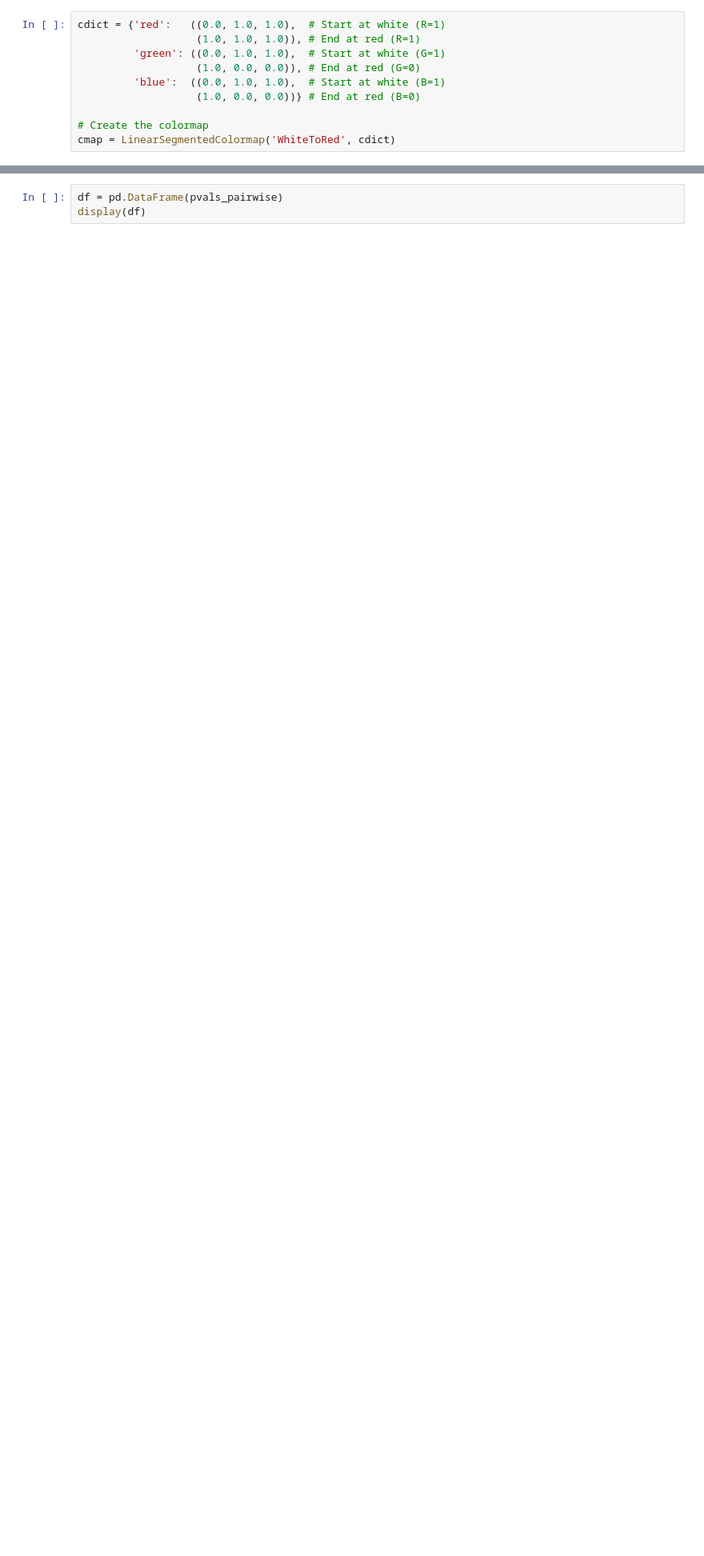
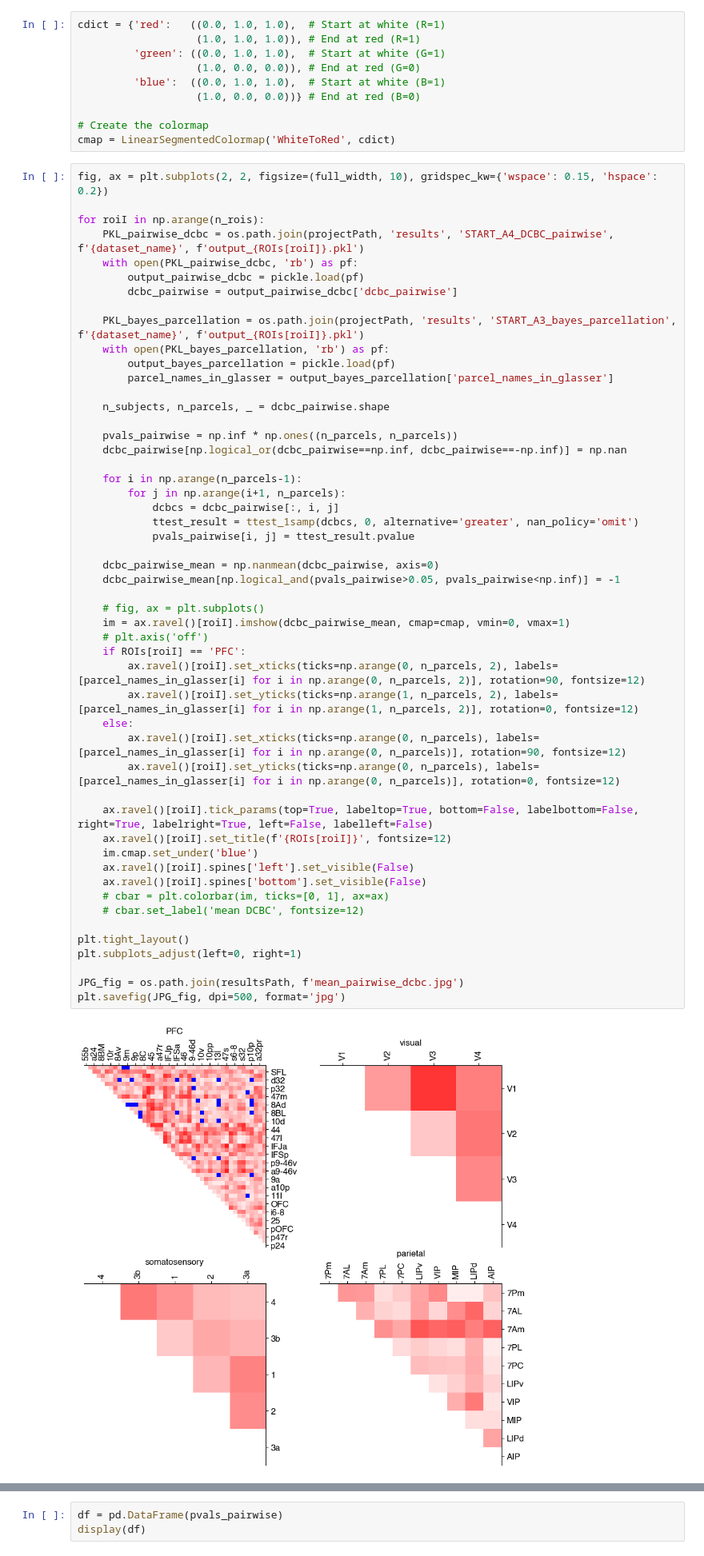
Before and after one commit to jkderrick028/PFC_parcellation, a Jupyter notebook: code/5_pairwise_dcbc.ipynb, the cells around one changed output, grey strips where cells are left out. Shown at 80% size. Saved outputs shown, nothing was run; the diff lists cells and outputs as text; blank space fills up the shorter version.

Commit message:
update pairwise dcbc figures

```diff
--- a/code/5_pairwise_dcbc.ipynb
+++ b/code/5_pairwise_dcbc.ipynb
@@ -33,4 +35,57 @@ cdict = {'red':   ((0.0, 1.0, 1.0),  # Start at white (R=1)
 
 # Create the colormap
 cmap = LinearSegmentedColormap('WhiteToRed', cdict)
+# %%
+fig, ax = plt.subplots(2, 2, figsize=(full_width, 10), gridspec_kw={'wspace': 0.15, 'hspace': 0.2})
+
+for roiI in np.arange(n_rois):
+    PKL_pairwise_dcbc = os.path.join(projectPath, 'results', 'START_A4_DCBC_pairwise', f'{dataset_name}', f'output_{ROIs[roiI]}.pkl')
+    with open(PKL_pairwise_dcbc, 'rb') as pf:
+        output_pairwise_dcbc = pickle.load(pf)
+        dcbc_pairwise = output_pairwise_dcbc['dcbc_pairwise']
+
+    PKL_bayes_parcellation = os.path.join(projectPath, 'results', 'START_A3_bayes_parcellation', f'{dataset_name}', f'output_{ROIs[roiI]}.pkl')
+    with open(PKL_bayes_parcellation, 'rb') as pf:
+        output_bayes_parcellation = pickle.load(pf)
+        parcel_names_in_glasser = output_bayes_parcellation['parcel_names_in_glasser']
+
+    n_subjects, n_parcels, _ = dcbc_pairwise.shape
+
+    pvals_pairwise = np.inf * np.ones((n_parcels, n_parcels))
+    dcbc_pairwise[np.logical_or(dcbc_pairwise==np.inf, dcbc_pairwise==-np.inf)] = np.nan
+
+    for i in np.arange(n_parcels-1):
+        for j in np.arange(i+1, n_parcels):
+            dcbcs = dcbc_pairwise[:, i, j]
+            ttest_result = ttest_1samp(dcbcs, 0, alternative='greater', nan_policy='omit')
+            pvals_pairwise[i, j] = ttest_result.pvalue
+
+    dcbc_pairwise_mean = np.nanmean(dcbc_pairwise, axis=0)
+    dcbc_pairwise_mean[np.logical_and(pvals_pairwise>0.05, pvals_pairwise<np.inf)] = -1
+
+    # fig, ax = plt.subplots()
+    im = ax.ravel()[roiI].imshow(dcbc_pairwise_mean, cmap=cmap, vmin=0, vmax=1)
+    # plt.axis('off')
+    if ROIs[roiI] == 'PFC':
+        ax.ravel()[roiI].set_xticks(ticks=np.arange(0, n_parcels, 2), labels=[parcel_names_in_glasser[i] for i in np.arange(0, n_parcels, 2)], rotation=90, fontsize=12)
+        ax.ravel()[roiI].set_yticks(ticks=np.arange(1, n_parcels, 2), labels=[parcel_names_in_glasser[i] for i in np.arange(1, n_parcels, 2)], rotation=0, fontsize=12)
+    else:
+        ax.ravel()[roiI].set_xticks(ticks=np.arange(0, n_parcels), labels=[parcel_names_in_glasser[i] for i in np.arange(0, n_parcels)], rotation=90, fontsize=12)
+        ax.ravel()[roiI].set_yticks(ticks=np.arange(0, n_parcels), labels=[parcel_names_in_glasser[i] for i in np.arange(0, n_parcels)], rotation=0, fontsize=12)
+
+    ax.ravel()[roiI].tick_params(top=True, labeltop=True, bottom=False, labelbottom=False, right=True, labelright=True, left=False, labelleft=False)
+    ax.ravel()[roiI].set_title(f'{ROIs[roiI]}', fontsize=12)
+    im.cmap.set_under('blue')
+    ax.ravel()[roiI].spines['left'].set_visible(False)
+    ax.ravel()[roiI].spines['bottom'].set_visible(False)
+    # cbar = plt.colorbar(im, ticks=[0, 1], ax=ax)
+    # cbar.set_label('mean DCBC', fontsize=12)
+
+plt.tight_layout()
+plt.subplots_adjust(left=0, right=1)
+
+JPG_fig = os.path.join(resultsPath, f'mean_pairwise_dcbc.jpg')
+plt.savefig(JPG_fig, dpi=500, format='jpg')
+# %% [output]
+[figure, added]
 # %%
```
Also changed, not shown: parts of 3 cells of this notebook.
